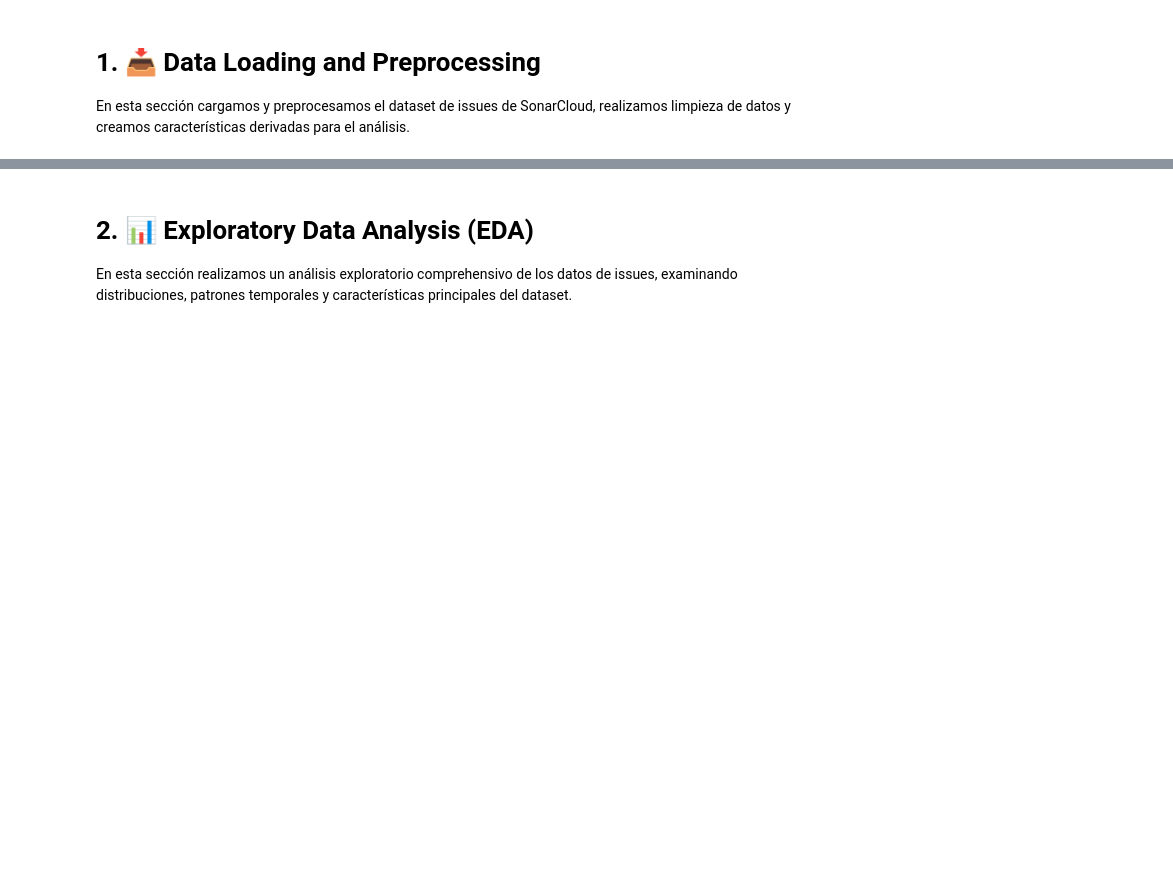
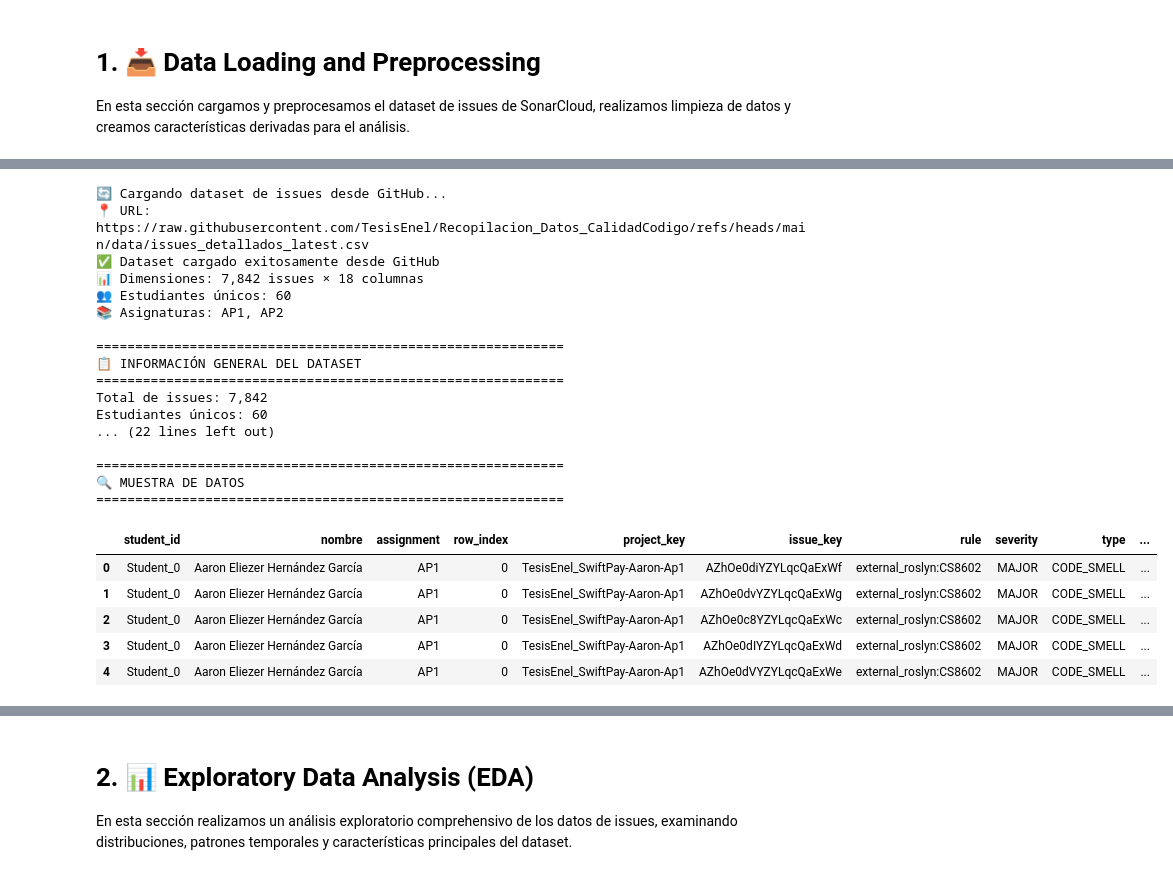
Before and after one commit to TesisEnel/Recopilacion_Datos_CalidadCodigo, a Jupyter notebook: notebooks/4. Analisis Avanzado Issues SonarCloud.ipynb, the cells around one changed output, grey strips where cells are left out. Drawn from its saved outputs; the diff is of its cells as text; code cells hidden in the pictures; blank space fills up the shorter version.

```diff
--- a/notebooks/4. Analisis Avanzado Issues SonarCloud.ipynb
+++ b/notebooks/4. Analisis Avanzado Issues SonarCloud.ipynb
@@ -104,33 +109,73 @@ print(f"📈 Plotly disponible para visualizaciones interactivas")
 # %%
 # ===================================================================
-# CARGA DE DATOS
+# CARGA DE DATOS DESDE GITHUB
 # ===================================================================
 
-# Cargar el dataset de issues detallados
-print("🔄 Cargando dataset de issues...")
-issues_df = pd.read_csv('../data/issues_detallados_latest.csv')
+# URL del archivo CSV en GitHub
+github_url = 'https://raw.githubusercontent.com/TesisEnel/Recopilacion_Datos_CalidadCodigo/refs/heads/main/data/issues_detallados_latest.csv'
 
-print(f"✅ Dataset cargado exitosamente")
-print(f"📊 Dimensiones: {issues_df.shape[0]:,} issues × {issues_df.shape[1]} columnas")
-print(f"👥 Estudiantes únicos: {issues_df['student_id'].nunique()}")
-print(f"📚 Asignaturas: {', '.join(issues_df['assignment'].unique())}")
+print("🔄 Cargando dataset de issues desde GitHub...")
+print(f"📍 URL: {github_url}")
+
+try:
+    # Cargar el dataset de issues detallados desde GitHub
+    issues_df = pd.read_csv(github_url)
+
+    print(f"✅ Dataset cargado exitosamente desde GitHub")
+    print(f"📊 Dimensiones: {issues_df.shape[0]:,} issues × {issues_df.shape[1]} columnas")
+    print(f"👥 Estudiantes únicos: {issues_df['student_id'].nunique()}")
+    print(f"📚 Asignaturas: {', '.join(issues_df['assignment'].unique())}")
+
+except Exception as e:
+    print(f"❌ Error al cargar el archivo desde GitHub: {e}")
+    print("🔄 Intentando cargar archivo local como respaldo...")
+    try:
+        issues_df = pd.read_csv('../data/issues_detallados_latest.csv')
+        print(f"✅ Dataset cargado desde archivo local")
+    except Exception as e2:
+        print(f"❌ Error al cargar archivo local: {e2}")
+        raise
 
 # Mostrar información básica del dataset
 print("\n" + "="*60)
 print("📋 INFORMACIÓN GENERAL DEL DATASET")
 print("="*60)
 print(f"Total de issues: {len(issues_df):,}")
 print(f"Estudiantes únicos: {issues_df['student_id'].nunique()}")
 print(f"Proyectos únicos: {issues_df['project_key'].nunique()}")
 print(f"Reglas únicas violadas: {issues_df['rule'].nunique()}")
 print(f"Tipos de issues: {', '.join(issues_df['type'].unique())}")
 print(f"Niveles de severidad: {', '.join(issues_df['severity'].unique())}")
 
 # Mostrar las primeras filas
 print("\n" + "="*60)
 print("🔍 MUESTRA DE DATOS")
 print("="*60)
 issues_df.head()
+# %% [output]
+🔄 Cargando dataset de issues desde GitHub...
+📍 URL: https://raw.githubusercontent.com/TesisEnel/Recopilacion_Datos_CalidadCodigo/refs/heads/main/data/issues_detallados_latest.csv
+✅ Dataset cargado exitosamente desde GitHub
+📊 Dimensiones: 7,842 issues × 18 columnas
+👥 Estudiantes únicos: 60
+📚 Asignaturas: AP1, AP2
+
+============================================================
+📋 INFORMACIÓN GENERAL DEL DATASET
+============================================================
+Total de issues: 7,842
+Estudiantes únicos: 60
+... (22 lines left out)
+
+============================================================
+🔍 MUESTRA DE DATOS
+============================================================
+|  | student_id | nombre | assignment | row_index | project_key | issue_key | rule | severity | type | ... |
+| 0 | Student_0 | Aaron Eliezer Hernández García | AP1 | 0 | TesisEnel_SwiftPay-Aaron-Ap1 | AZhOe0diYZYLqcQaExWf | external_roslyn:CS8602 | MAJOR | CODE_SMELL | ... |
+| 1 | Student_0 | Aaron Eliezer Hernández García | AP1 | 0 | TesisEnel_SwiftPay-Aaron-Ap1 | AZhOe0dvYZYLqcQaExWg | external_roslyn:CS8602 | MAJOR | CODE_SMELL | ... |
+| 2 | Student_0 | Aaron Eliezer Hernández García | AP1 | 0 | TesisEnel_SwiftPay-Aaron-Ap1 | AZhOe0c8YZYLqcQaExWc | external_roslyn:CS8602 | MAJOR | CODE_SMELL | ... |
+| 3 | Student_0 | Aaron Eliezer Hernández García | AP1 | 0 | TesisEnel_SwiftPay-Aaron-Ap1 | AZhOe0dIYZYLqcQaExWd | external_roslyn:CS8602 | MAJOR | CODE_SMELL | ... |
+| 4 | Student_0 | Aaron Eliezer Hernández García | AP1 | 0 | TesisEnel_SwiftPay-Aaron-Ap1 | AZhOe0dVYZYLqcQaExWe | external_roslyn:CS8602 | MAJOR | CODE_SMELL | ... |
 # %%
 # ===================================================================
 # ANÁLISIS DE CALIDAD DE DATOS Y LIMPIEZA
```
Also changed, not shown: parts of 14 cells of this notebook.
